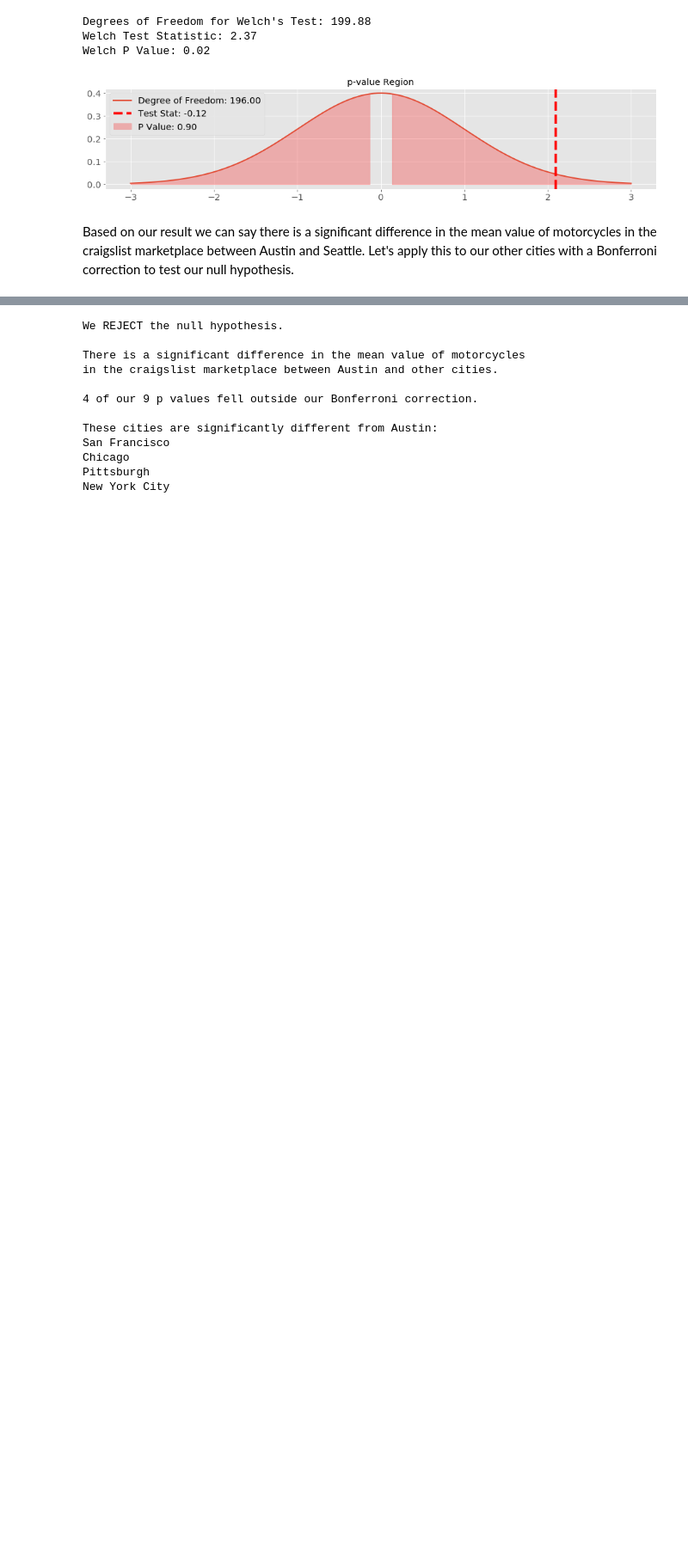
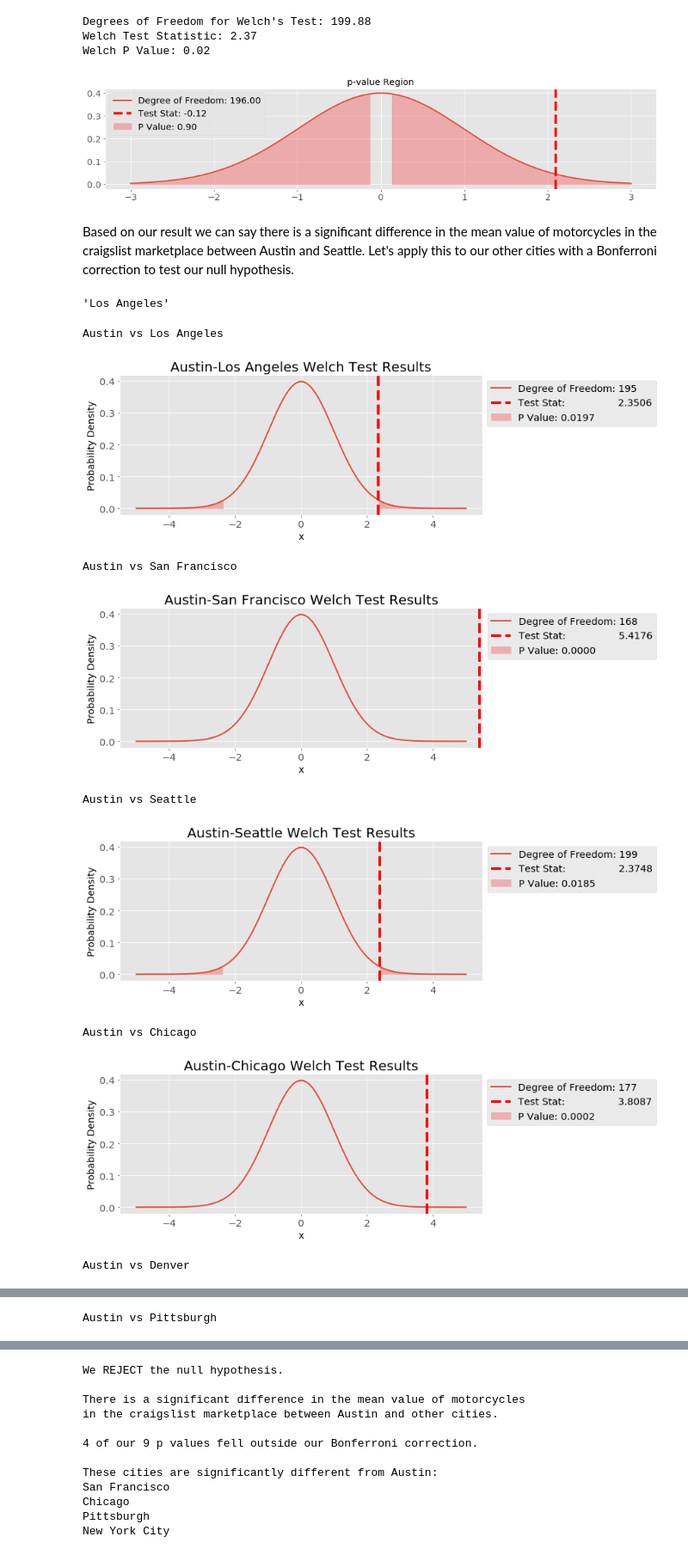
Before and after one commit to GrilledJeez/Testing-for-Difference-in-Craigslist-Markets, a Jupyter notebook: craigslist_scraper.ipynb, the cells around one changed output, grey strips where cells are left out. Shown at 86% size. Saved outputs shown, nothing was run; the diff lists cells and outputs as text; code cells hidden in the pictures; blank space fills up the shorter version.

Commit message:
4.10 Plot function

```diff
--- a/craigslist_scraper.ipynb
+++ b/craigslist_scraper.ipynb
@@ -1429,12 +1429,16 @@ Based on our result we can say there is a significant difference in the mean val
 # list of cities that we are testing against
 test_cities = [la_m, sf_m, stl_m, chi_m,
 den_m, pit_m, atl_m, nyc_m, knx_m]
+# %%
+la_m.iloc[0,5]
+# %% [output]
+'Los Angeles'
 # %%
 # a quick look at our welch test and p value against every city before we test to set
 # expectations
 def welch_test_and_plot(test_city, city_list):
     for city in city_list:
-        print("{}} vs {}".format(test_city.iloc[0,5]), city.iloc[0,5])
+        print("{} vs {}".format(test_city.iloc[0,5], city.iloc[0,5]))
         test_statistic, p_value = np.round(stats.ttest_ind(test_city['price'], city['price']), 4)
         ss1 = len(test_city['price'])
         ss2 = len(city['price'])
@@ -1444,7 +1448,7 @@ def welch_test_and_plot(test_city, city_list):
         )
 
         x = np.linspace(-5, 5, num=400)
-        fig, ax = plt.subplots(1, figsize=(16, 3))
+        fig, ax = plt.subplots(1, figsize=(12, 4))
         students = stats.t(deg_f)
         ax.plot(x, students.pdf(x), linewidth=2, label="Degree of Freedom: {:2.0f}"
                 .format(deg_f))
@@ -1454,6 +1458,21 @@ def welch_test_and_plot(test_city, city_list):
                 alpha=0.25)
         ax.axvline(x=test_statistic, linewidth=4, color='r', label = "Test Stat:\
                  {:2.4f}".format(test_statistic), linestyle = '--')
-        ax.legend()
-        ax.set_title("p-value Region")
+        ax.legend(bbox_to_anchor=(1,1), loc = 'upper left')
+        plt.xlabel('x', fontsize = 14, color = 'black')
+        plt.ylabel('Probability Density', fontsize = 14, color = 'black')
+        ax.set_title("{}-{} Welch Test Results".format(test_city.iloc[1,5], city.iloc[1,5]), fontsize = 20, color = 'black')
+        plt.tight_layout()
         plt.show()
+# %%
+welch_test_and_plot(atx_m, test_cities)
+# %% [output]
+Austin vs Los Angeles
+[figure, added]
+Austin vs San Francisco
+[figure, added]
+Austin vs Seattle
+[figure, added]
+Austin vs Chicago
+[figure, added]
+Austin vs Denver
@@ -1459,0 +1480 @@ def welch_test_and_plot(test_city, city_list):
+Austin vs Pittsburgh
```
Also changed, not shown: parts of 1 cell of this notebook.
